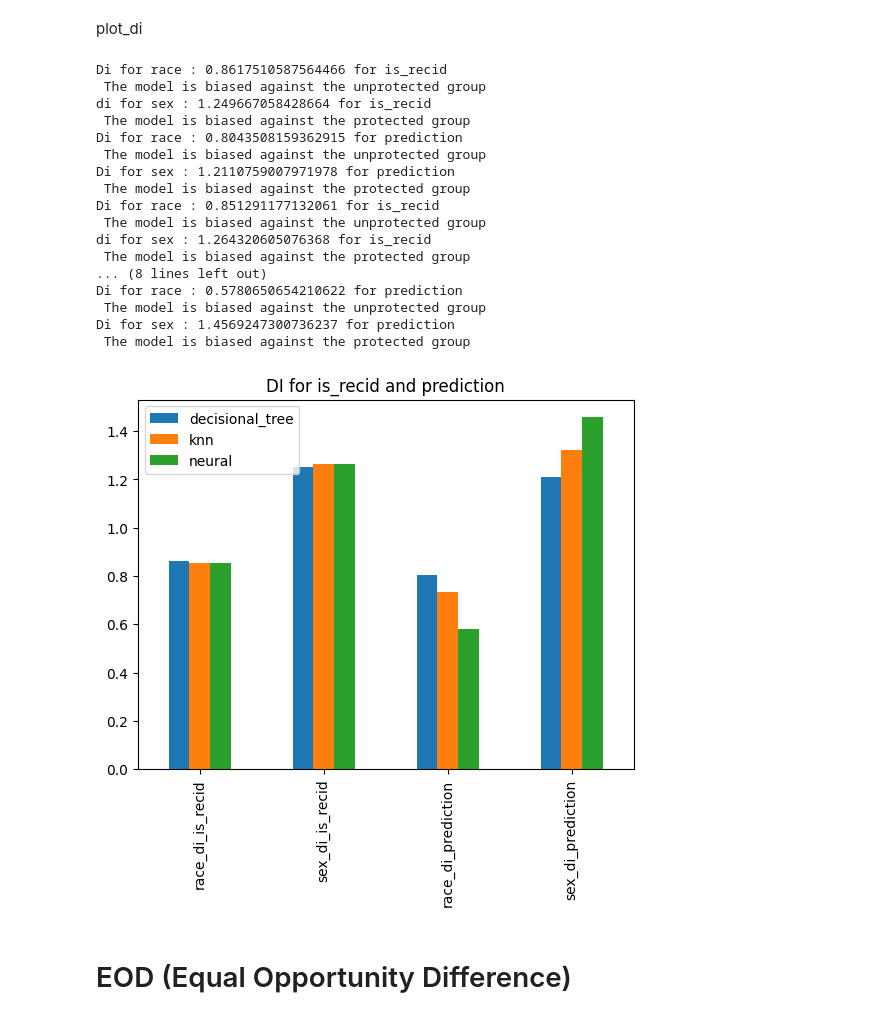
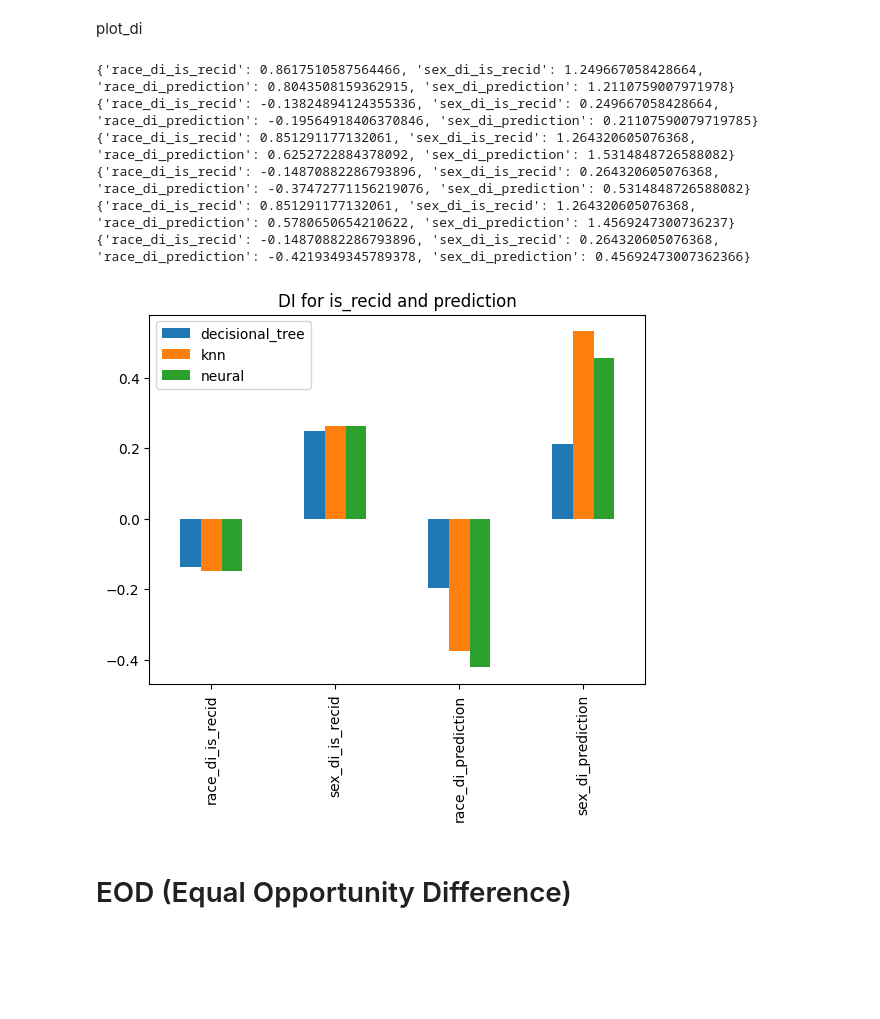
Before and after one commit to RonangLeSang/PROJ831, a Jupyter notebook: spd_di_eod.ipynb, the cells around one changed output. Saved outputs shown, nothing was run; the diff lists cells and outputs as text; code cells hidden in the pictures; blank space fills up the shorter version.

Commit message:
[ADD]: edit di value in plot for a better understanding

```diff
--- a/spd_di_eod.ipynb
+++ b/spd_di_eod.ipynb
@@ -216,34 +199,28 @@ plot_di
 # %%
 def plot_di():
     methods = ["decisional_tree","knn","neural"]
     infos = {}
     for method in methods:
         infos[method] = di(method)
+        print(infos[method])
+        for key,value in infos[method].items():
+            infos[method][key] = value-1
+        print(infos[method])
+
     df = pd.DataFrame(infos)
     df.plot(kind='bar')
     plt.title("DI for is_recid and prediction")
     plt.show()
 
 plot_di()
 # %% [output]
-Di for race : 0.8617510587564466 for is_recid
- The model is biased against the unprotected group
-di for sex : 1.249667058428664 for is_recid
- The model is biased against the protected group
-Di for race : 0.8043508159362915 for prediction
- The model is biased against the unprotected group
-Di for sex : 1.2110759007971978 for prediction
- The model is biased against the protected group
-Di for race : 0.851291177132061 for is_recid
- The model is biased against the unprotected group
-di for sex : 1.264320605076368 for is_recid
- The model is biased against the protected group
-... (8 lines left out)
-Di for race : 0.5780650654210622 for prediction
- The model is biased against the unprotected group
-Di for sex : 1.4569247300736237 for prediction
- The model is biased against the protected group
+{'race_di_is_recid': 0.8617510587564466, 'sex_di_is_recid': 1.249667058428664, 'race_di_prediction': 0.8043508159362915, 'sex_di_prediction': 1.2110759007971978}
+{'race_di_is_recid': -0.13824894124355336, 'sex_di_is_recid': 0.249667058428664, 'race_di_prediction': -0.19564918406370846, 'sex_di_prediction': 0.21107590079719785}
+{'race_di_is_recid': 0.851291177132061, 'sex_di_is_recid': 1.264320605076368, 'race_di_prediction': 0.6252722884378092, 'sex_di_prediction': 1.5314848726588082}
+{'race_di_is_recid': -0.14870882286793896, 'sex_di_is_recid': 0.264320605076368, 'race_di_prediction': -0.37472771156219076, 'sex_di_prediction': 0.5314848726588082}
+{'race_di_is_recid': 0.851291177132061, 'sex_di_is_recid': 1.264320605076368, 'race_di_prediction': 0.5780650654210622, 'sex_di_prediction': 1.4569247300736237}
+{'race_di_is_recid': -0.14870882286793896, 'sex_di_is_recid': 0.264320605076368, 'race_di_prediction': -0.4219349345789378, 'sex_di_prediction': 0.45692473007362366}
-[figure, old version]
+[figure, new version]
 # %% [markdown]
 # EOD (Equal Opportunity Difference)
 # %% [markdown]
```
Also changed, not shown: parts of 6 cells of this notebook.
